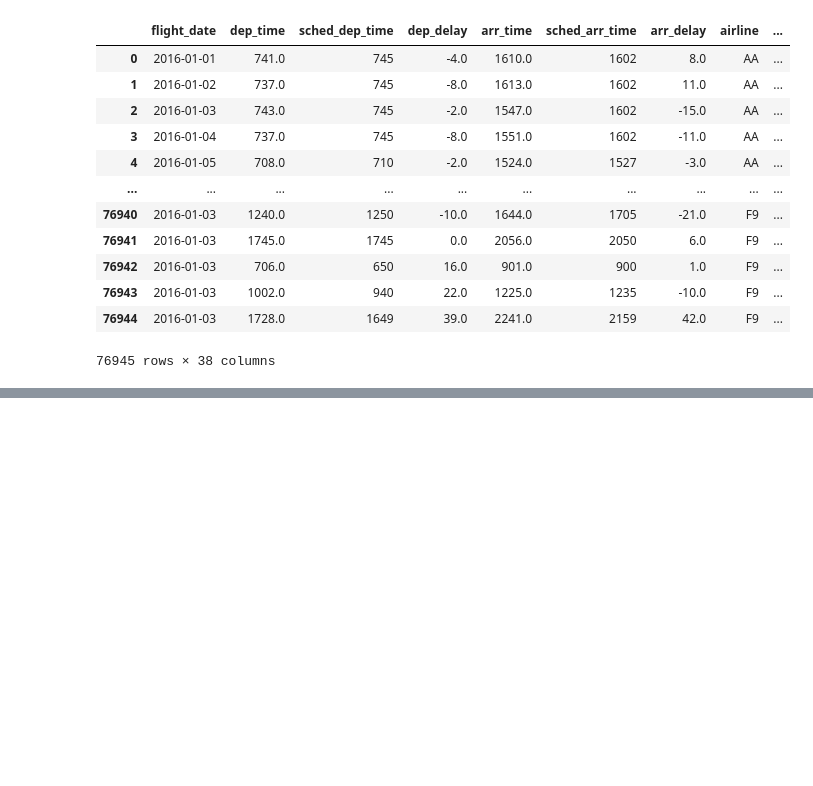
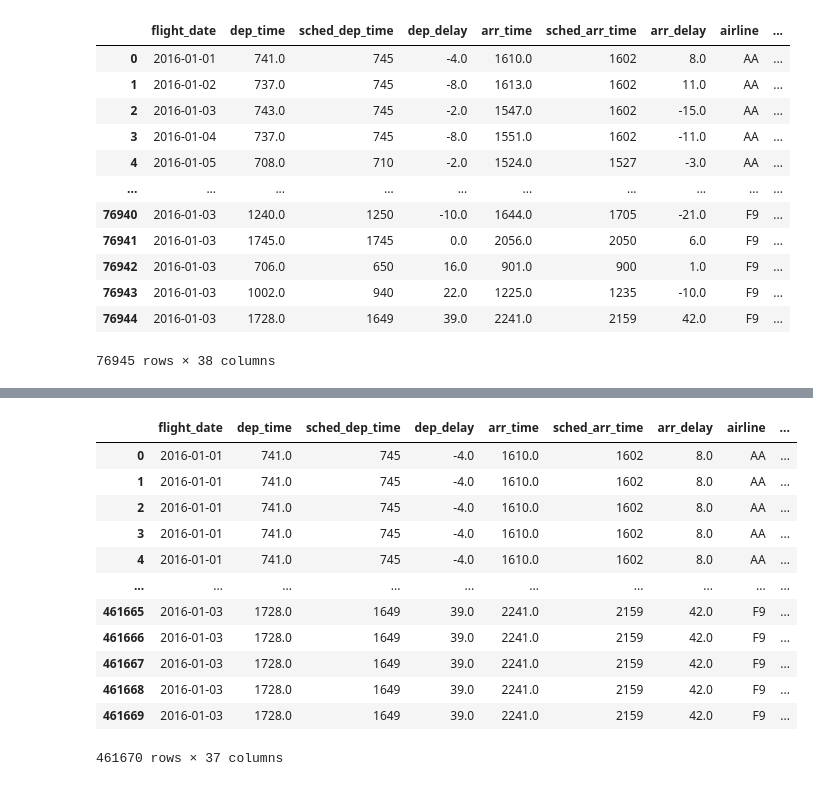
Before and after one commit to Nethravathyprabhu/sql_weather_flight_analysis, a Jupyter notebook: task_three_four.ipynb, the cells around one changed output, grey strips where cells are left out. Cells and saved outputs as stored; diff of their text form; code cells hidden in the pictures; blank space fills up the shorter version.

```diff
--- a/task_three_four.ipynb
+++ b/task_three_four.ipynb
@@ -291,0 +415,7 @@ memory usage: 20.5+ KB
+# %%
+# testing if change of column name of weather_date to flight_date will help with merging on column flight_date in df_merged
+weather_df_4 = weather_df.copy()
+weather_df_4['weather_date'] =pd.to_datetime(weather_df_4['weather_date'])
+weather_df_4 = weather_df_4.drop(columns = ['lat','lon'])
+weather_df_4.rename(columns = {'faa':'airport', 'weather_date':'flight_date'},inplace=True)
+weather_df_4.dtypes
@@ -378,0 +650,18 @@ df_merged_final
+# %%
+#testing of merging by flight-date instead of joininng - we get 461670 rows
+df_merged_final_4 = df_merged.merge(weather_df_4, on='flight_date', how='left')
+df_merged_final_4
+# %% [output]
+|  | flight_date | dep_time | sched_dep_time | dep_delay | arr_time | sched_arr_time | arr_delay | airline | ... |
+| 0 | 2016-01-01 | 741.0 | 745 | -4.0 | 1610.0 | 1602 | 8.0 | AA | ... |
+| 1 | 2016-01-01 | 741.0 | 745 | -4.0 | 1610.0 | 1602 | 8.0 | AA | ... |
+| 2 | 2016-01-01 | 741.0 | 745 | -4.0 | 1610.0 | 1602 | 8.0 | AA | ... |
+| 3 | 2016-01-01 | 741.0 | 745 | -4.0 | 1610.0 | 1602 | 8.0 | AA | ... |
+| 4 | 2016-01-01 | 741.0 | 745 | -4.0 | 1610.0 | 1602 | 8.0 | AA | ... |
+| ... | ... | ... | ... | ... | ... | ... | ... | ... | ... |
+| 461665 | 2016-01-03 | 1728.0 | 1649 | 39.0 | 2241.0 | 2159 | 42.0 | F9 | ... |
+| 461666 | 2016-01-03 | 1728.0 | 1649 | 39.0 | 2241.0 | 2159 | 42.0 | F9 | ... |
+| 461667 | 2016-01-03 | 1728.0 | 1649 | 39.0 | 2241.0 | 2159 | 42.0 | F9 | ... |
+| 461668 | 2016-01-03 | 1728.0 | 1649 | 39.0 | 2241.0 | 2159 | 42.0 | F9 | ... |
+| 461669 | 2016-01-03 | 1728.0 | 1649 | 39.0 | 2241.0 | 2159 | 42.0 | F9 | ... |
+461670 rows × 37 columns
```
Also changed, not shown: parts of 25 cells of this notebook, 18 other files.
